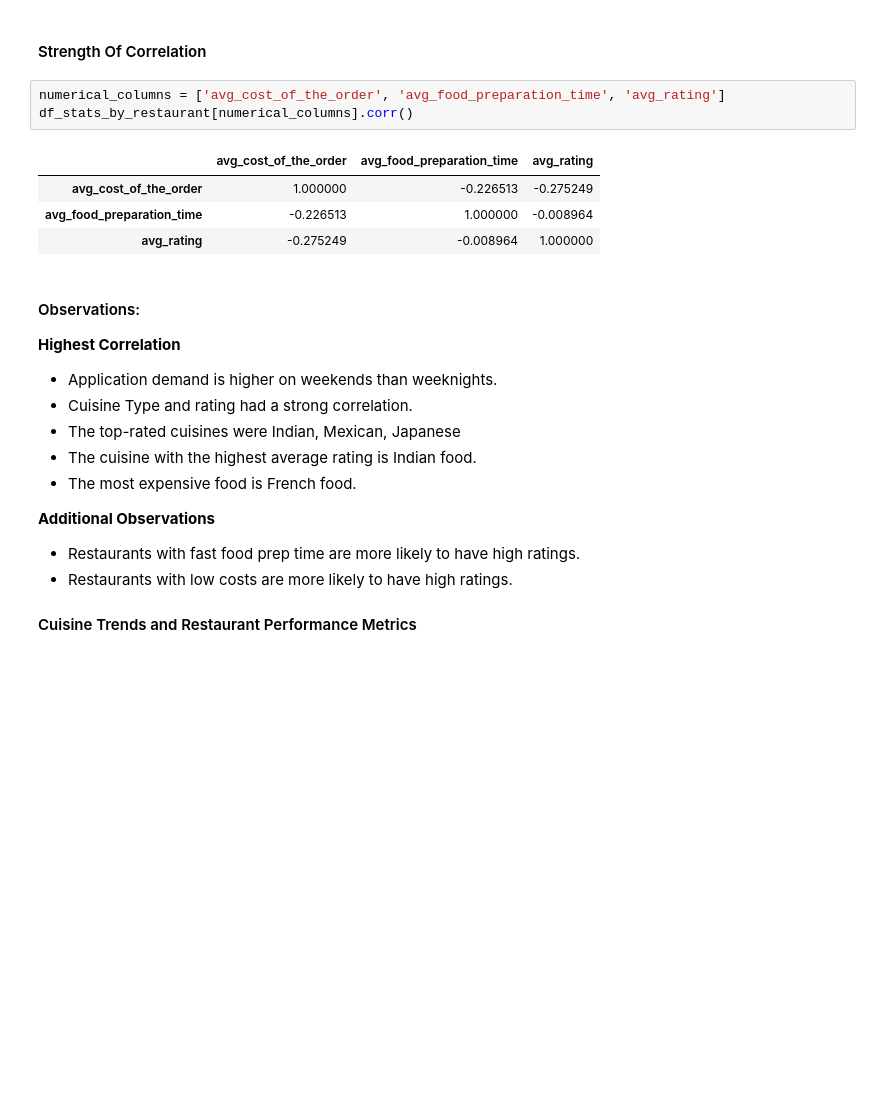
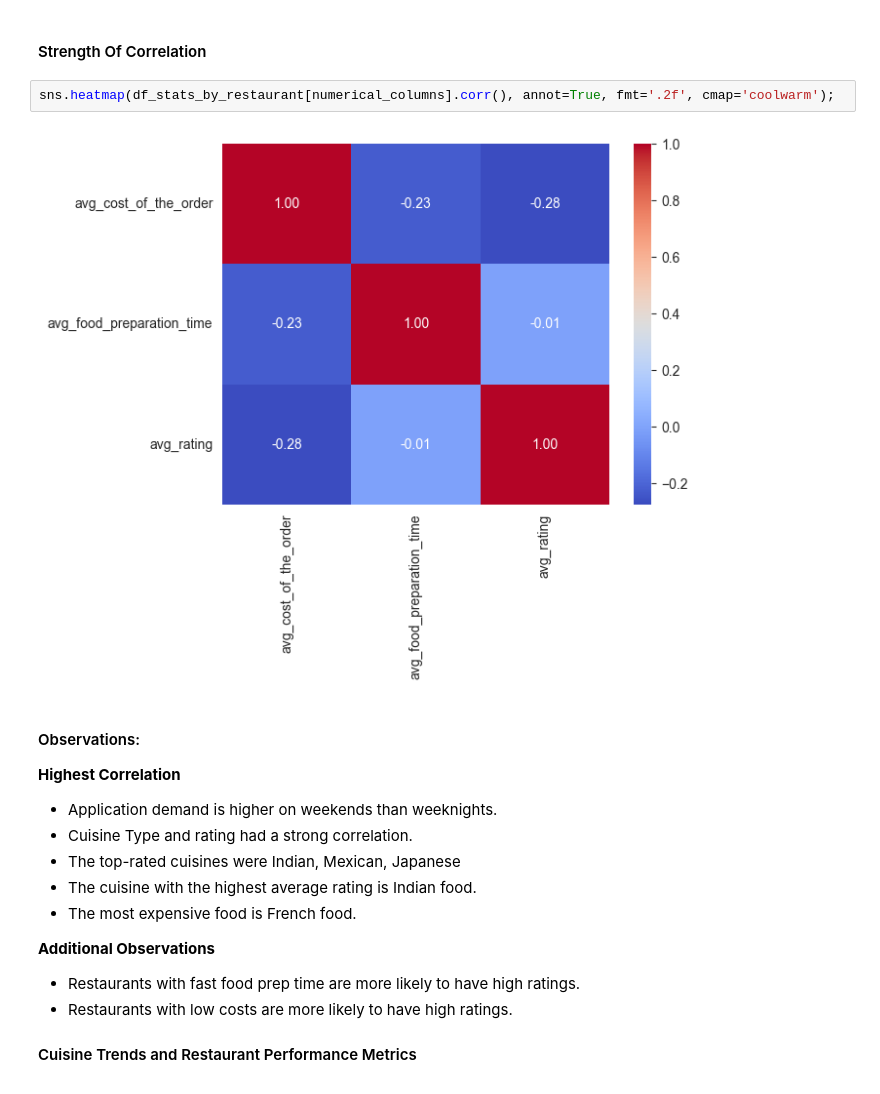
Before and after one commit to DanielLevenstein/FoodHub_UT_ML_Project1, a Jupyter notebook: FoodHubDataAnalysis.ipynb, the cells around one changed output. Cells and saved outputs as stored; diff of their text form; blank space fills up the shorter version.

Commit message:
Replaced Strength of Correlation table with a chart.

```diff
--- a/FoodHubDataAnalysis.ipynb
+++ b/FoodHubDataAnalysis.ipynb
@@ -503,14 +503,10 @@ sns.boxplot(data=df_stats_by_restaurant, x='avg_rating', y='avg_food_preparation
 [figure]
 # %% [markdown]
 #### Strength Of Correlation
-# %%
-numerical_columns = ['avg_cost_of_the_order', 'avg_food_preparation_time', 'avg_rating']
-df_stats_by_restaurant[numerical_columns].corr()
-# %% [output]
-|  | avg_cost_of_the_order | avg_food_preparation_time | avg_rating |
-| avg_cost_of_the_order | 1.000000 | -0.226513 | -0.275249 |
-| avg_food_preparation_time | -0.226513 | 1.000000 | -0.008964 |
-| avg_rating | -0.275249 | -0.008964 | 1.000000 |
+# %%
+sns.heatmap(df_stats_by_restaurant[numerical_columns].corr(), annot=True, fmt='.2f', cmap='coolwarm');
+# %% [output]
+[figure, added]
 # %% [markdown]
 #### Observations:
 **Highest Correlation**
```
Also changed, not shown: 1 other file.
